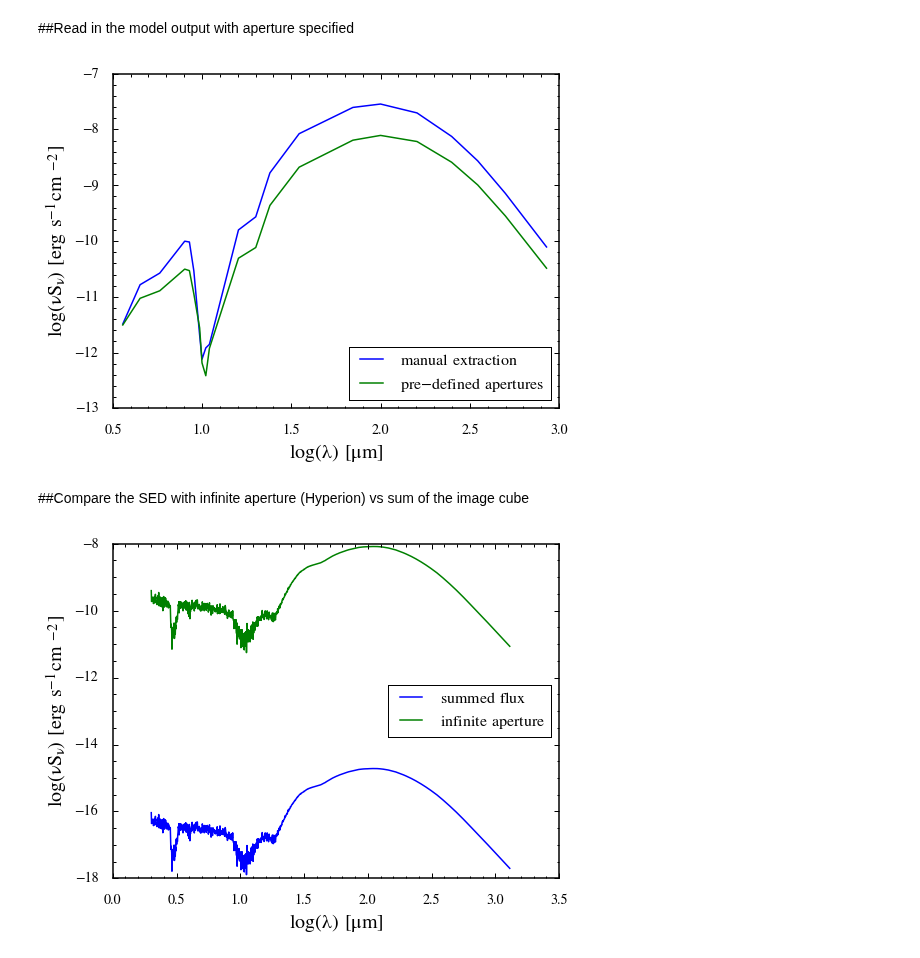
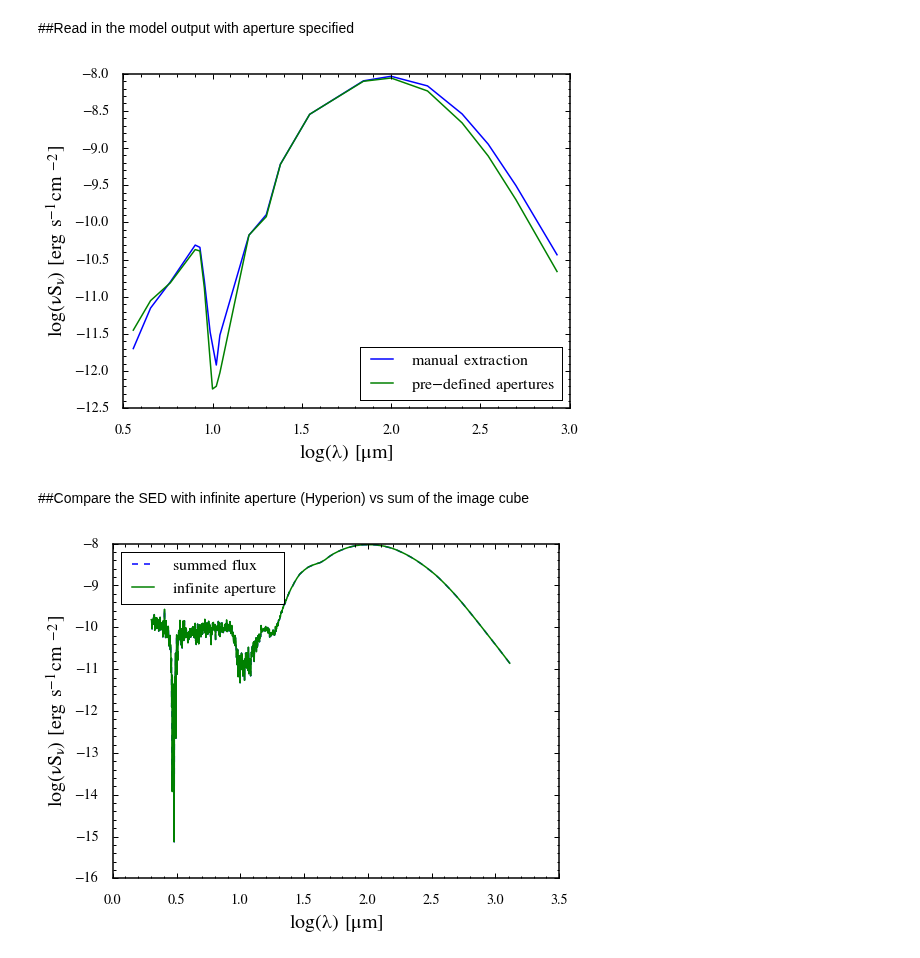
Before and after one commit to yaolun/misc, a Jupyter notebook: hyperion/aperture_photo_hyperion.ipynb, the cells around one changed output. Saved outputs shown, nothing was run; the diff lists cells and outputs as text; code cells hidden in the pictures.

```diff
--- a/hyperion/aperture_photo_hyperion.ipynb
+++ b/hyperion/aperture_photo_hyperion.ipynb
@@ -24,8 +24,8 @@ wl_aper = [3.6, 4.5, 5.8, 8.0, 8.5, 9, 9.7, 10, 10.5, 11, 16, 20, 24, 35, 70, 10
 # path to model output
 # filename = 'model47.rtout'
 # text_aper = 'model47_sed_w_aperture.txt'
-filename = '/Users/yaolun/bhr71/hyperion/cycle6/model47.rtout'
-text_aper = '/Users/yaolun/bhr71/hyperion/cycle6/model47_sed_w_aperture.txt'
+filename = '/Users/yaolun/bhr71/hyperion/cycle8/model63.rtout'
+text_aper = '/Users/yaolun/bhr71/hyperion/cycle8/model63_sed_w_aperture.txt'
 # %% [markdown]
 ##Extract spectro-photometry from infinite-aperture Hyperion output
 # %% [markdown]
@@ -34,8 +34,9 @@ For wavelengths given in In[1], calculate the total flux within the correspondin
 # read in the model output and set up the pixel scale
 m = ModelOutput(filename)
 im = m.get_image(group=len(wl_aper)+1, inclination=0, distance=178.*pc, units='MJy/sr')
-w = np.degrees((2e4*AU)/im.distance)*3600
-print w
+rmax = max(m.get_quantities().r_wall)
+w = np.degrees(rmax/im.distance)*3600
+# print w
 pix_num = len(im.val[:,0,0])
 pix2arcsec = 2*w/pix_num
 # convert the flux units into Jy/pix
@@ -51,7 +46,7 @@ print pix_num
 # %%
 # read in the model output and set up the pixel scale
-m = ModelOutput(filename)
-im = m.get_image(group=len(wl_aper)+1, inclination=0, distance=178.*pc, units='Jy')
+# m = ModelOutput(filename)
+# im = m.get_image(group=len(wl_aper)+1, inclination=0, distance=178.*pc, units='Jy')
 # w = np.degrees((1.5*pc)/im.distance)*60
 # pix_num = len(im.val[:,0,0])
 # pix2arcsec = 2*w/pix_num
@@ -133,29 +128,29 @@ ax.minorticks_on()
 ax.tick_params('both',labelsize=14,width=1,which='major',pad=15,length=5)
 ax.tick_params('both',labelsize=14,width=1,which='minor',pad=15,length=2.5)
 # %% [output]
-[figure, old version]
+[figure, new version]
 # %% [markdown]
 ##Compare the SED with infinite aperture (Hyperion) vs sum of the image cube
 # %%
 # model output is already read in
 # sum over the field of view
-im_avg_1d = np.sum(im.val, axis=(0,1)) * 1e6/4.25451703e10*pix2arcsec**2*1e-23 * c/im.wav*1e4
-
+im_avg_1d = np.sum(im.val, axis=(0,1)) * 1e-23 * c/im.wav*1e4
+# im_avg_1d = np.sum(im.val, axis=(0,1)) * c/im.wav*1e4 *1e-23
 # read in the SED with the infinite aperture
 sed_inf = m.get_sed(group=0, inclination=0, aperture=-1, distance=178.0*pc)
 # %%
 fig = plt.figure(figsize=(8,6))
 ax = fig.add_subplot(111)
 
-ax.plot(np.log10(im.wav), np.log10(im_avg_1d), 'b-', linewidth=1.5, label=r'$\rm{summed\,flux}$')
+ax.plot(np.log10(im.wav), np.log10(im_avg_1d), 'b--', linewidth=1.5, label=r'$\rm{summed\,flux}$')
 ax.plot(np.log10(sed_inf.wav), np.log10(sed_inf.val),'g-', linewidth=1.5, label=r'$\rm{infinite\,aperture}$')
 
 ax.legend(loc='best', fontsize=16)
 ax.set_xlabel(r'$\rm{log(\lambda)\,[\mu m]}$', fontsize=20)
 ax.set_ylabel(r'$\rm{log(\nu S_{\nu})\,[erg\,s^{-1} cm\,^{-2}]}$', fontsize=20)
 [ax.spines[axis].set_linewidth(1.5) for axis in ['top','bottom','left','right']]
 ax.minorticks_on()
 ax.tick_params('both',labelsize=14,width=1,which='major',pad=15,length=5)
 ax.tick_params('both',labelsize=14,width=1,which='minor',pad=15,length=2.5)
 # %% [output]
-[figure, old version]
+[figure, new version]
```
Also changed, not shown: parts of 2 cells of this notebook, 4 other files.
